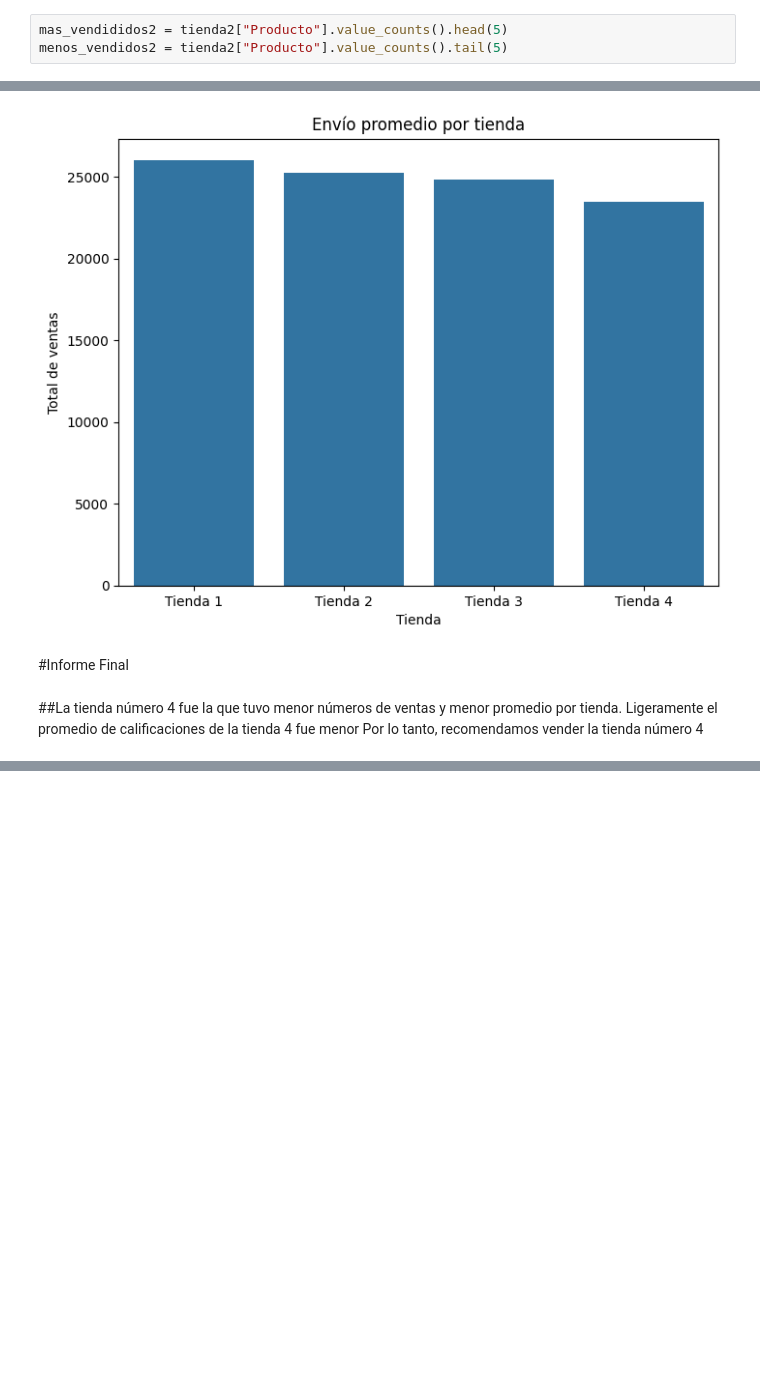
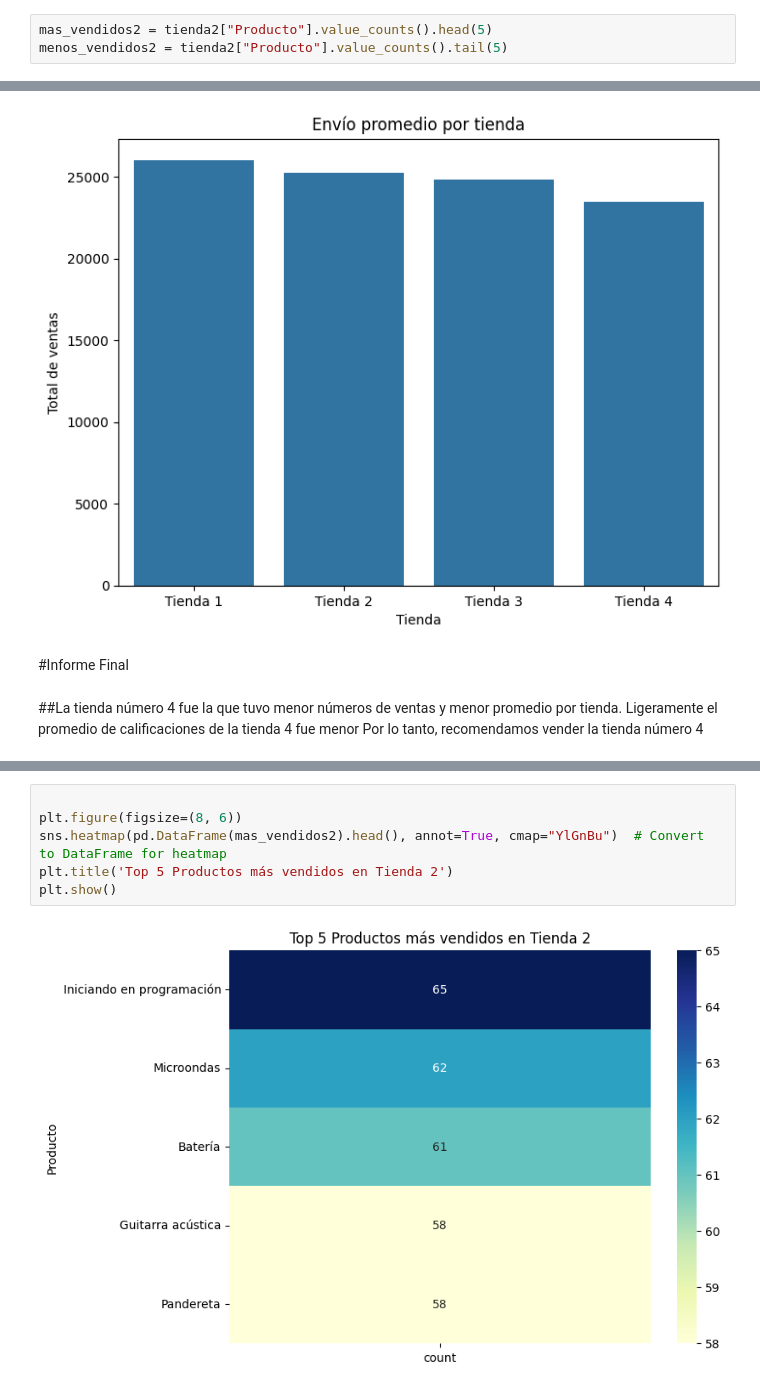
Before and after one commit to Aldo380/AuluraStoreChallenge, a Jupyter notebook: AluraStoreLatam.ipynb, the cells around one changed output, grey strips where cells are left out. Saved outputs shown, nothing was run; the diff lists cells and outputs as text; blank space fills up the shorter version.

```diff
--- a/AluraStoreLatam.ipynb
+++ b/AluraStoreLatam.ipynb
@@ -284,7 +284,7 @@ plt.show()
 mas_vendidos1 = tienda["Producto"].value_counts().head(5)
 menos_vendidos1 = tienda["Producto"].value_counts().tail(5)
 # %%
-mas_vendididos2 = tienda2["Producto"].value_counts().head(5)
+mas_vendidos2 = tienda2["Producto"].value_counts().head(5)
 menos_vendidos2 = tienda2["Producto"].value_counts().tail(5)
 # %%
 mas_vendidos3 = tienda3["Producto"].value_counts().head(5)
@@ -360,0 +373,8 @@ plt.show()
+# %%
+
+plt.figure(figsize=(8, 6))
+sns.heatmap(pd.DataFrame(mas_vendidos2).head(), annot=True, cmap="YlGnBu")  # Convert to DataFrame for heatmap
+plt.title('Top 5 Productos más vendidos en Tienda 2')
+plt.show()
+# %% [output]
+[figure, added]
```
Also changed, not shown: parts of 5 cells of this notebook.
